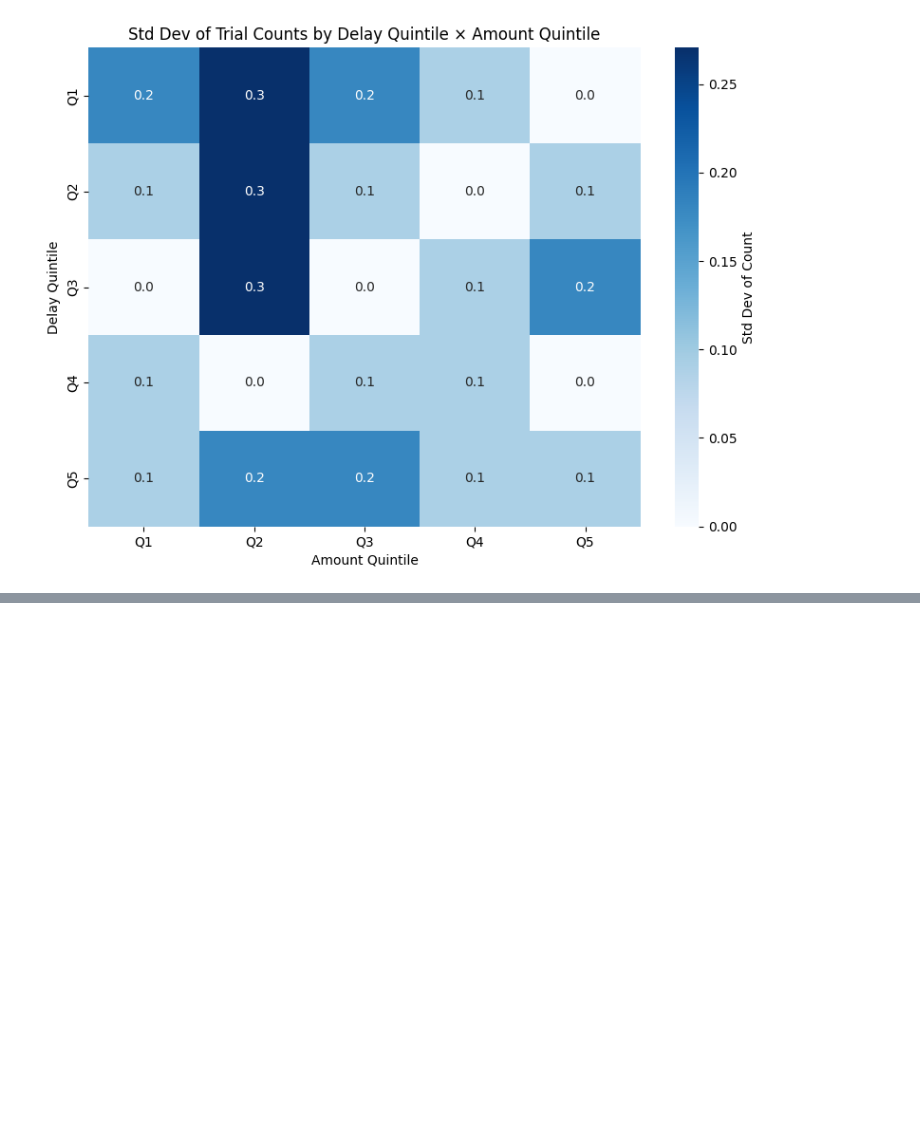
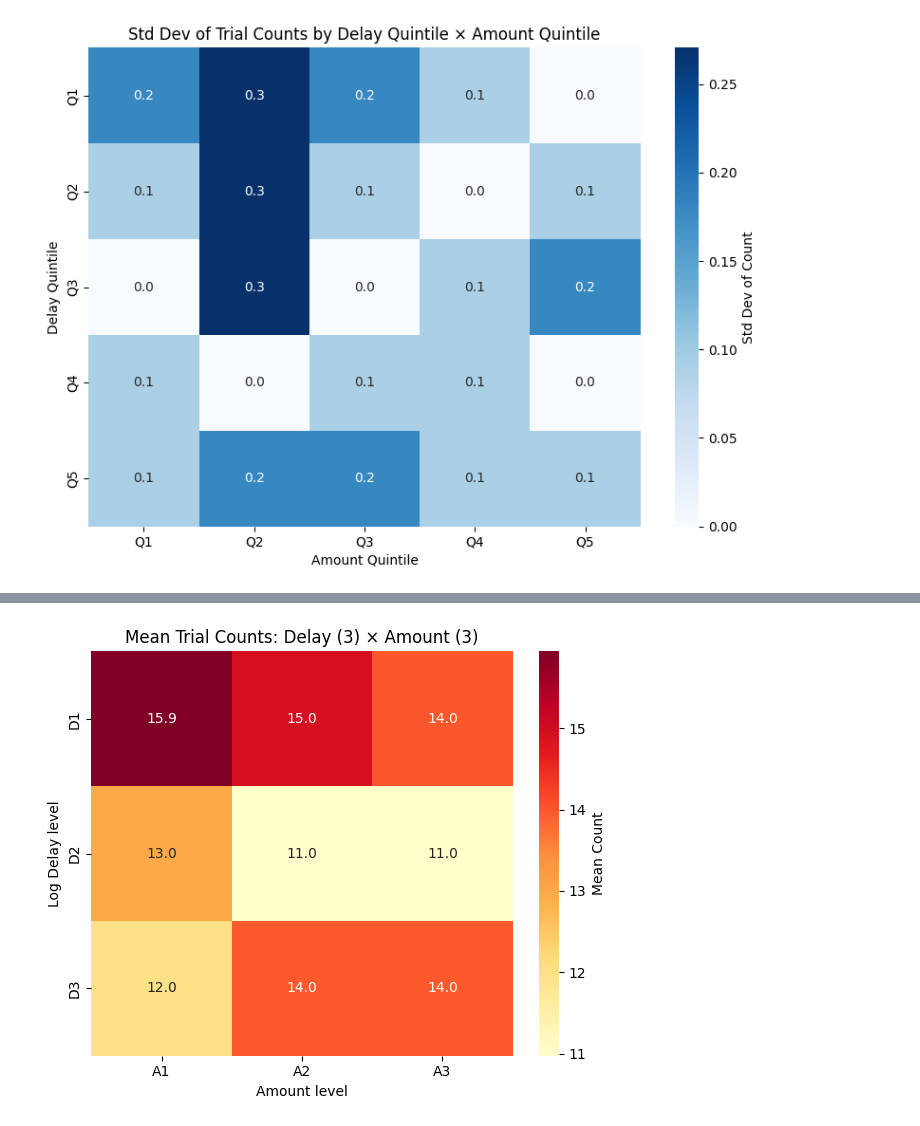
Before and after one commit to jmumford/dd-kable-analysis, a Jupyter notebook: analyses/mvpa/value_binned_delay/dev_analysis.ipynb, the cells around one changed output, grey strips where cells are left out. Cells and saved outputs as stored; diff of their text form; code cells hidden in the pictures; blank space fills up the shorter version.

```diff
--- a/analyses/mvpa/value_binned_delay/dev_analysis.ipynb
+++ b/analyses/mvpa/value_binned_delay/dev_analysis.ipynb
@@ -278,0 +363,93 @@ display(std_counts_5x3)
+# %%
+import numpy as np
+import seaborn as sns
+
+# CHANGING TO LOG DELAY
+
+# ======== CONFIG: change bins here ========
+n_delay_levels = 3
+n_amount_levels = 3
+delay_prefix = 'D'
+amount_prefix = 'A'
+# ==========================================
+
+# Build labels from config so they always match q
+_delay_labels = [f'{delay_prefix}{i + 1}' for i in range(n_delay_levels)]
+_amount_labels = [f'{amount_prefix}{i + 1}' for i in range(n_amount_levels)]
+
+# mvpa_merged_df['delay_lvl'] = pd.qcut(
+#     mvpa_merged_df['Delay'],
+#     q=n_delay_levels,
+#     labels=_delay_labels,
+#     duplicates='drop',
+# )
+
+mvpa_merged_df['log_delay_lvl'] = pd.qcut(
+    np.log1p(mvpa_merged_df['Delay'].astype(float)),
+    q=n_delay_levels,
+    labels=_delay_labels,
+    duplicates='drop',
+)
+
+
+mvpa_merged_df['amount_lvl'] = pd.qcut(
+    mvpa_merged_df['amount'],
+    q=n_amount_levels,
+    labels=_amount_labels,
+    duplicates='drop',
+)
+
+# Counts per subject for each delay x amount bin
+bin_counts_cfg = (
+    mvpa_merged_df.groupby(['sub_id', 'log_delay_lvl', 'amount_lvl'])
+    .size()
+    .reset_index(name='count')
+)
+
+print(f'Configured bins: delay={n_delay_levels}, amount={n_amount_levels}')
+print(f'bin_counts_cfg shape: {bin_counts_cfg.shape}')
+print(bin_counts_cfg.head(12))
+
+# Mean and std matrices across subjects
+mean_counts_cfg = bin_counts_cfg.pivot_table(
+    index='log_delay_lvl', columns='amount_lvl', values='count', aggfunc='mean'
+)
+std_counts_cfg = bin_counts_cfg.pivot_table(
+    index='log_delay_lvl', columns='amount_lvl', values='count', aggfunc='std'
+)
+
+display(mean_counts_cfg)
+display(std_counts_cfg)
+
+# Figure 1: mean counts heatmap
+plt.figure(figsize=(6, 5))
+sns.heatmap(
+    mean_counts_cfg,
+    annot=True,
+    fmt='.1f',
+    cmap='YlOrRd',
+    cbar_kws={'label': 'Mean Count'},
+)
+plt.title(f'Mean Trial Counts: Delay ({n_delay_levels}) × Amount ({n_amount_levels})')
+plt.xlabel('Amount level')
+plt.ylabel('Log Delay level')
+plt.tight_layout()
+plt.show()
+
+# Figure 2: std counts heatmap
+plt.figure(figsize=(6, 5))
+sns.heatmap(
+    std_counts_cfg,
+    annot=True,
+    fmt='.1f',
+    cmap='Blues',
+    cbar_kws={'label': 'Std Dev of Count'},
+)
+plt.title(
+    f'Std Dev Trial Counts: Log Delay ({n_delay_levels}) × Amount ({n_amount_levels})'
+)
+plt.xlabel('Amount level')
+plt.ylabel('Log Delay level')
+plt.tight_layout()
+plt.show()
+# %% [output]
@@ -278,0 +481 @@ display(std_counts_5x3)
+[figure, added]
```
Also changed, not shown: parts of 11 cells of this notebook, 10 other files.
